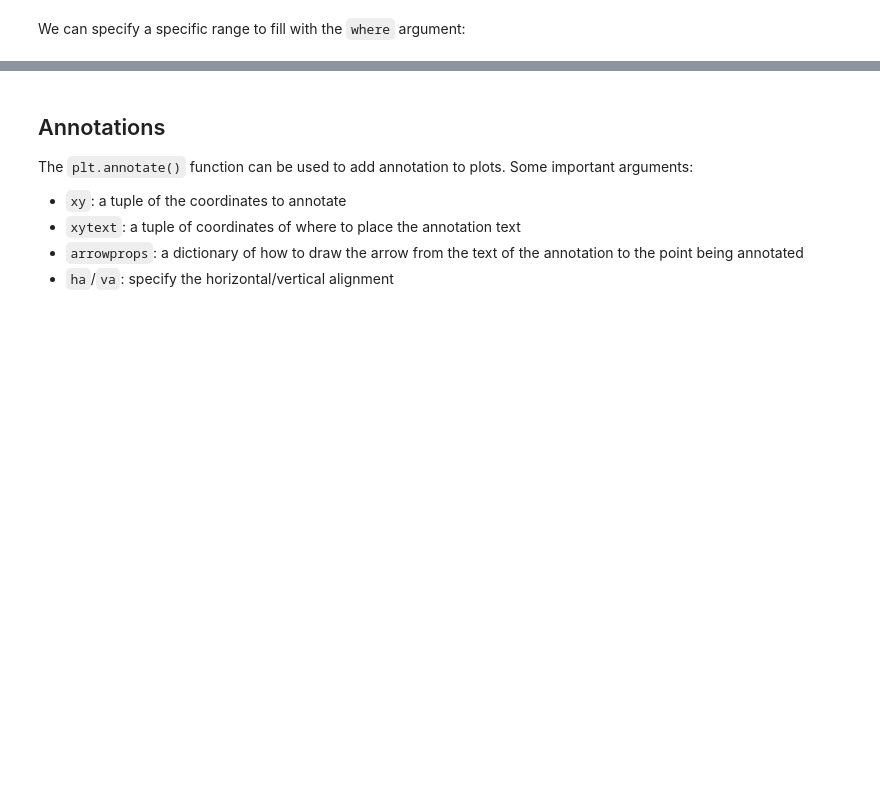
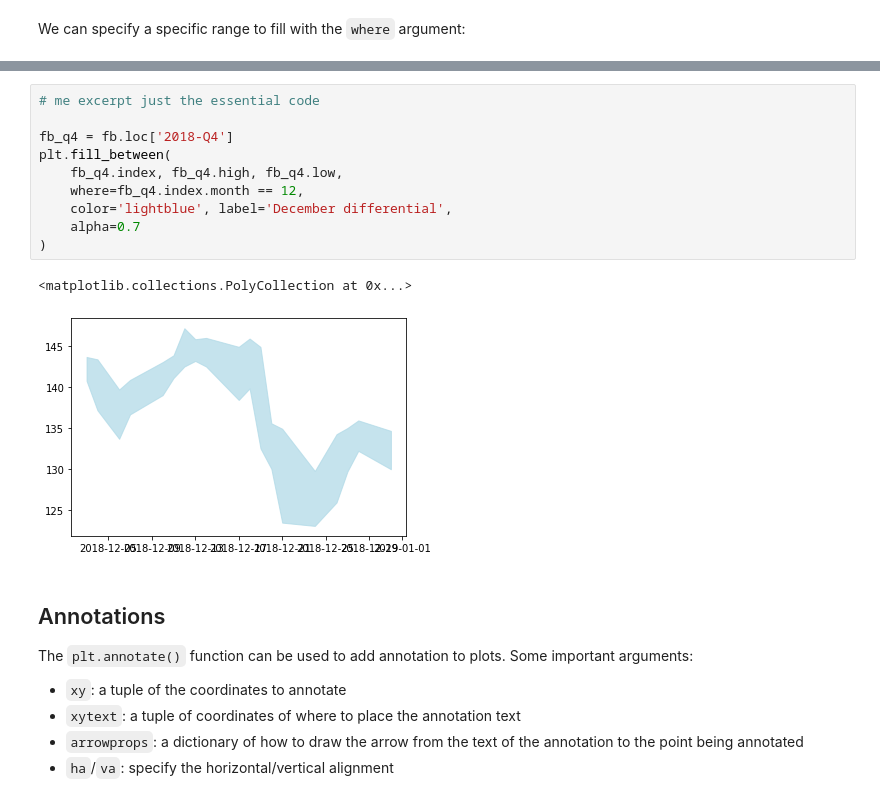
Before and after one commit to FuriousGeorge19/Hands-On-Data-Analysis-with-Pandas-2nd-edition, a Jupyter notebook: ch_06/3-customizing_visualizations.ipynb, the cells around one changed output, grey strips where cells are left out. Saved outputs shown, nothing was run; the diff lists cells and outputs as text; blank space fills up the shorter version.

```diff
--- a/ch_06/3-customizing_visualizations.ipynb
+++ b/ch_06/3-customizing_visualizations.ipynb
@@ -139,3 +160,16 @@ Text(0.5, 1.0, 'FB differential between high and low price Q4 2018')
+# %%
+# me excerpt just the essential code
+
+fb_q4 = fb.loc['2018-Q4']
+plt.fill_between(
+    fb_q4.index, fb_q4.high, fb_q4.low,
+    where=fb_q4.index.month == 12,
+    color='lightblue', label='December differential',
+    alpha=0.7
+)
+# %% [output]
+<matplotlib.collections.PolyCollection at 0x...>
+[figure, added]
 # %% [markdown]
 ## Annotations
 The `plt.annotate()` function can be used to add annotation to plots. Some important arguments:
```
Also changed, not shown: parts of 16 cells of this notebook, 19 other files.
